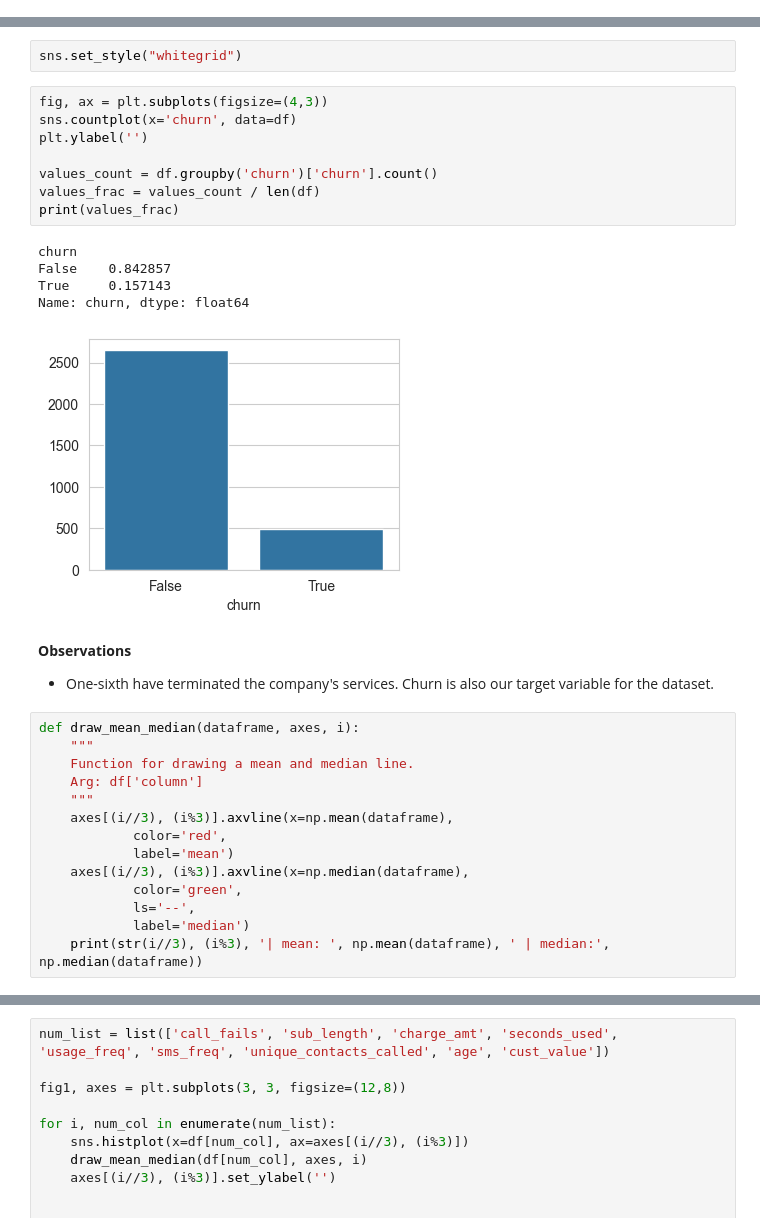
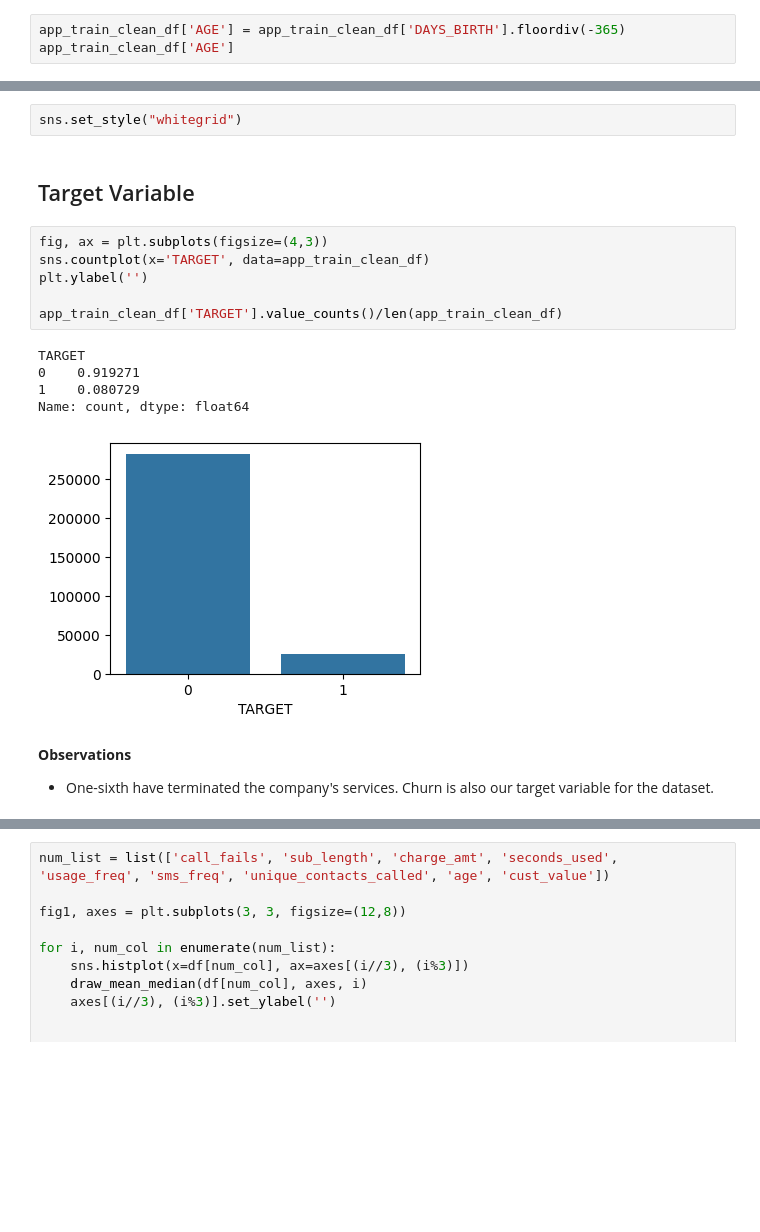
Before and after one commit to mlcuadra1/Credit-Risk, a Jupyter notebook: notebooks/Script 2 - EDA.ipynb, the cells around one changed output, grey strips where cells are left out. Cells and saved outputs as stored; diff of their text form; blank space fills up the shorter version.

```diff
--- a/notebooks/Script 2 - EDA.ipynb
+++ b/notebooks/Script 2 - EDA.ipynb
@@ -27,3 +27,6 @@ app_train_clean_df
 | 307509 | 456254 | 1 | Cash loans | F | N | Y | 0 | ... |
 | 307510 | 456255 | 0 | Cash loans | F | N | N | 0 | ... |
 307511 rows × 122 columns
+# %%
+app_train_clean_df['AGE'] = app_train_clean_df['DAYS_BIRTH'].floordiv(-365)
+app_train_clean_df['AGE']
@@ -55,34 +69,20 @@ bureau_cols = list(app_train_clean_df.columns[116:])
 # Univariate analysis
 # %%
 sns.set_style("whitegrid")
+# %% [markdown]
+## Target Variable
 # %%
 fig, ax = plt.subplots(figsize=(4,3))
-sns.countplot(x='churn', data=df)
+sns.countplot(x='TARGET', data=app_train_clean_df)
 plt.ylabel('')
 
-values_count = df.groupby('churn')['churn'].count()
-values_frac = values_count / len(df)
-print(values_frac)
+app_train_clean_df['TARGET'].value_counts()/len(app_train_clean_df)
 # %% [output]
-churn
-False    0.842857
-True     0.157143
-Name: churn, dtype: float64
+TARGET
+0    0.919271
+1    0.080729
+Name: count, dtype: float64
-[figure, old version]
+[figure, new version]
 # %% [markdown]
 **Observations**
 - One-sixth have terminated the company's services. Churn is also our target variable for the dataset.
-# %%
-def draw_mean_median(dataframe, axes, i):
-    """
-    Function for drawing a mean and median line.
-    Arg: df['column']
-    """
-    axes[(i//3), (i%3)].axvline(x=np.mean(dataframe),
-            color='red',
-            label='mean')
-    axes[(i//3), (i%3)].axvline(x=np.median(dataframe),
-            color='green',
-            ls='--',
-            label='median')
-    print(str(i//3), (i%3), '| mean: ', np.mean(dataframe), ' | median:', np.median(dataframe))
```
Also changed, not shown: parts of 6 cells of this notebook.
